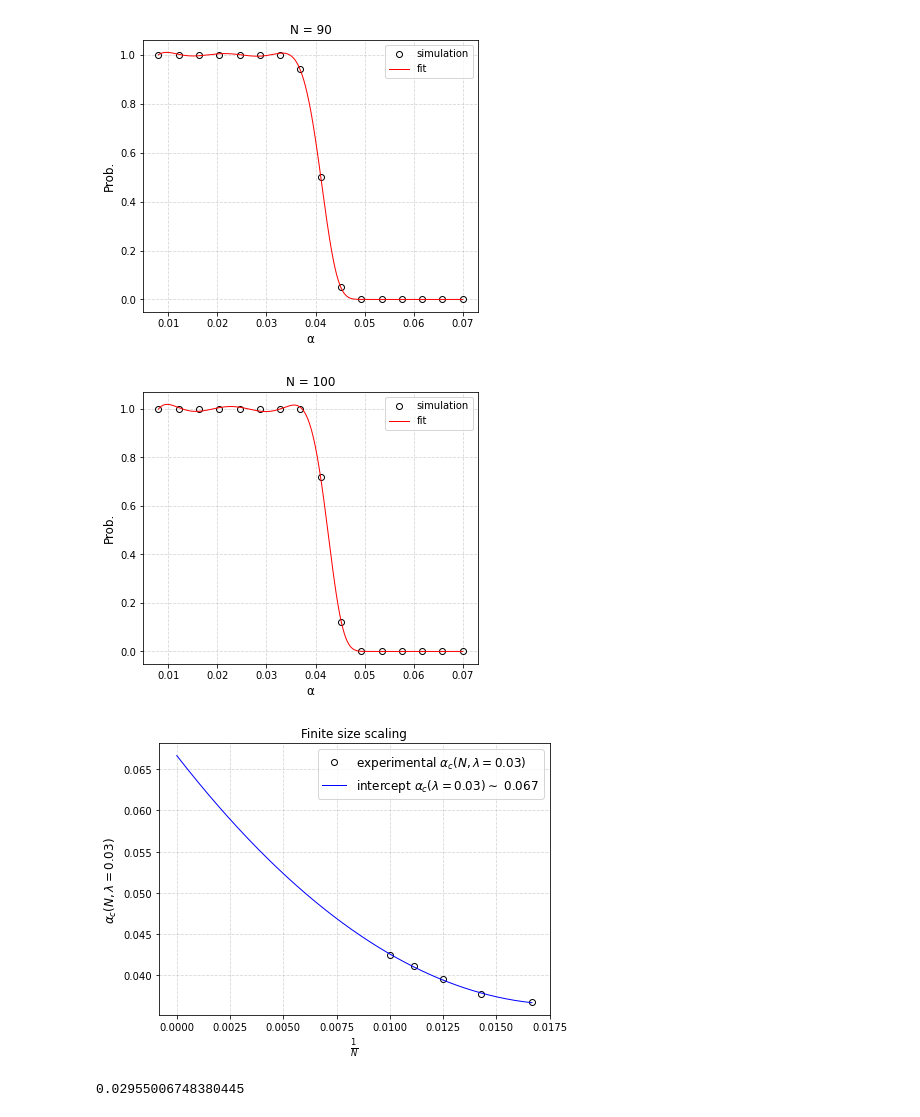
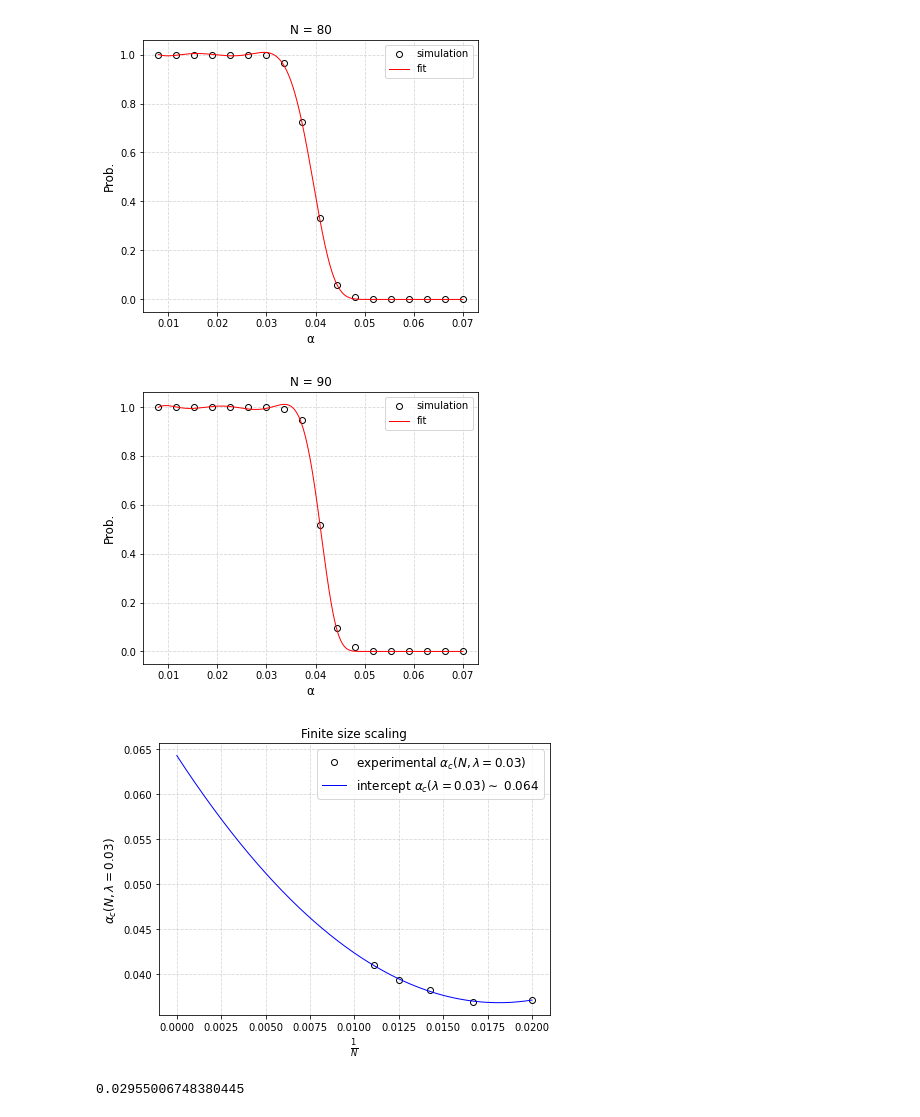
Before and after one commit to lorenzomancini1/Hopfield_Model, a Jupyter notebook: src/Modern Hopfield/binary/Phase_Diagram/notebooks/analysis_of_alpha_c.ipynb, the cells around one changed output. Cells and saved outputs as stored; diff of their text form; code cells hidden in the pictures.

```diff
--- a/src/Modern Hopfield/binary/Phase_Diagram/notebooks/analysis_of_alpha_c.ipynb
+++ b/src/Modern Hopfield/binary/Phase_Diagram/notebooks/analysis_of_alpha_c.ipynb
@@ -6,7 +6,7 @@ import finitesize as fs
 import numpy as np
 import matplotlib.pyplot as plt
 # %%
-NN = [60, 70, 80, 90, 100]
+NN = [50, 60, 70, 80, 90]
 λ = 0.03
 a, b, αc003, dαc003 = fs.compute_αc(λ, NN, rootdir = "./", datadir = "julia_data",
               plot_prob= True, plot_scaling=True, x_guess = 0.045, d0 = 6)
@@ -17,6 +17,6 @@ a, b, αc003, dαc003 = fs.compute_αc(λ, NN, rootdir = "./", datadir = "julia_
-[figure, old version]
+[figure, new version]
-[figure, old version]
+[figure, new version]
-[figure, old version]
+[figure, new version]
 # %%
 λ = 0.03
 λ - np.log(np.cosh(λ))
```
Also changed, not shown: parts of 14 cells of this notebook.
